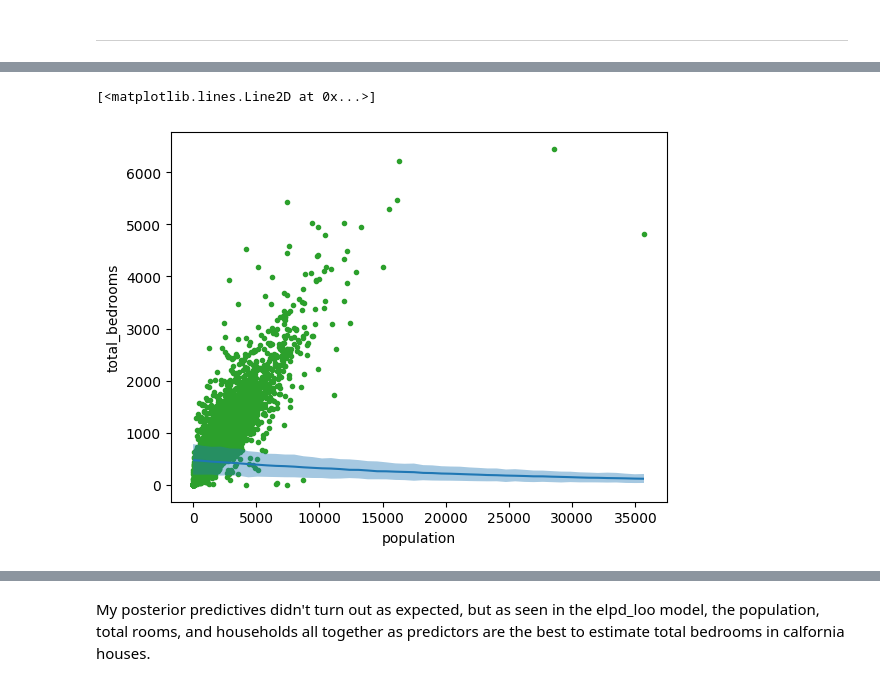
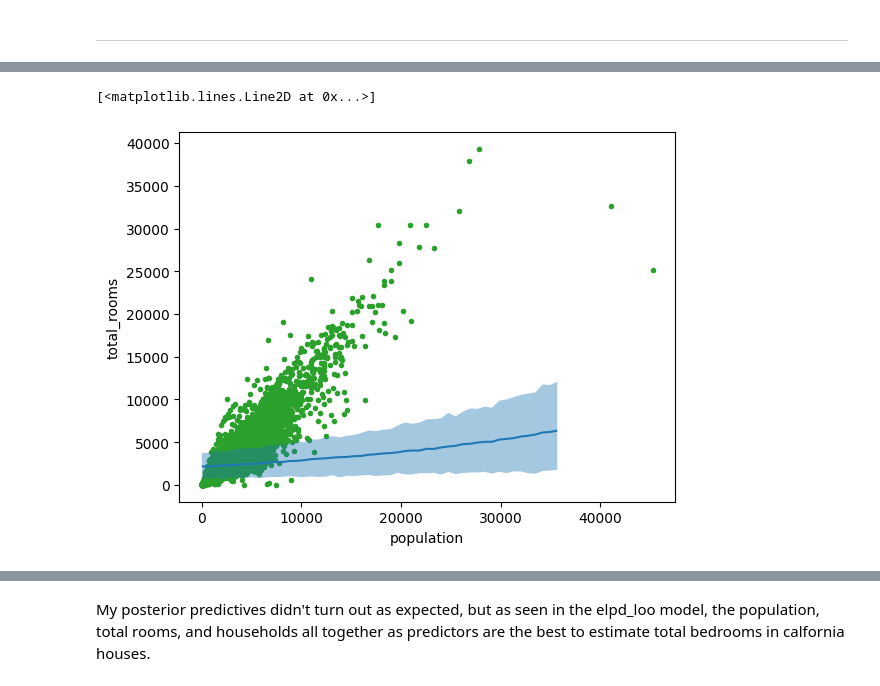
Before and after one commit to eemaansheikh/Data_Science_2025, a Jupyter notebook: EemaanSheikh_Unit6Project.ipynb, the cells around one changed output, grey strips where cells are left out. Saved outputs shown, nothing was run; the diff lists cells and outputs as text; code cells hidden in the pictures.

```diff
--- a/EemaanSheikh_Unit6Project.ipynb
+++ b/EemaanSheikh_Unit6Project.ipynb
@@ -137,11 +137,19 @@ My causal diagram has lots of relationships, with median house value having the
 
 ---
 # %%
+cali_house = pd.read_csv('https://raw.githubusercontent.com/eemaansheikh/Data_Science_2025/refs/heads/main/housing%5B1%5D.csv')
+cali_house_cleaned = cali_house.dropna(subset=['total_bedrooms', 'population', 'households', 'total_rooms'])
+
 #we put the priors that aren't normal or half normal with mean 0 and sigma 1
 #in a dict
-priors ={"population" : bmb.Prior("Normal", mu=0,sigma=1), "alpha" : bmb.Prior("HalfNormal",sigma=10)}
+priors ={
+    "population" : bmb.Prior("Normal", mu=0,sigma=1),
+    "households" : bmb.Prior("Normal", mu=0,sigma=1),
+    "total_bedrooms" : bmb.Prior("Normal", mu=0,sigma=1),
+    "alpha" : bmb.Prior("HalfNormal",sigma=10)
+}
 
 #This creates a skeleton of the model; it hasn't run MCMC or created a posterior yet
-model_cali_house_bmb = bmb.Model("total_bedrooms ~ population + households + total_rooms", cali_house_cleaned, family = "negativebinomial", priors=priors)
+model_cali_house_bmb = bmb.Model("total_rooms ~ population + households + total_bedrooms", cali_house_cleaned, family = "negativebinomial", priors=priors)
 # %%
 idata_cali_house_bmb = model_cali_house_bmb.fit(init='adapt_diag')
@@ -149,6 +177,6 @@ plt.ylim(0)  # Set the minimum limit --> 0
 # %%
 bmb.interpret.plot_predictions(model_cali_house_bmb, idata_cali_house_bmb, "population", pps=True)
-plt.plot(cali_house.population, cali_house.total_bedrooms, "C2.", zorder=-3)
+plt.plot(cali_house_cleaned.total_bedrooms + cali_house_cleaned.households + cali_house.population, cali_house.total_rooms, "C2.", zorder=-3)
 # %% [output]
 [<matplotlib.lines.Line2D at 0x...>]
-[figure, old version]
+[figure, new version]
```
Also changed, not shown: parts of 14 cells of this notebook.
